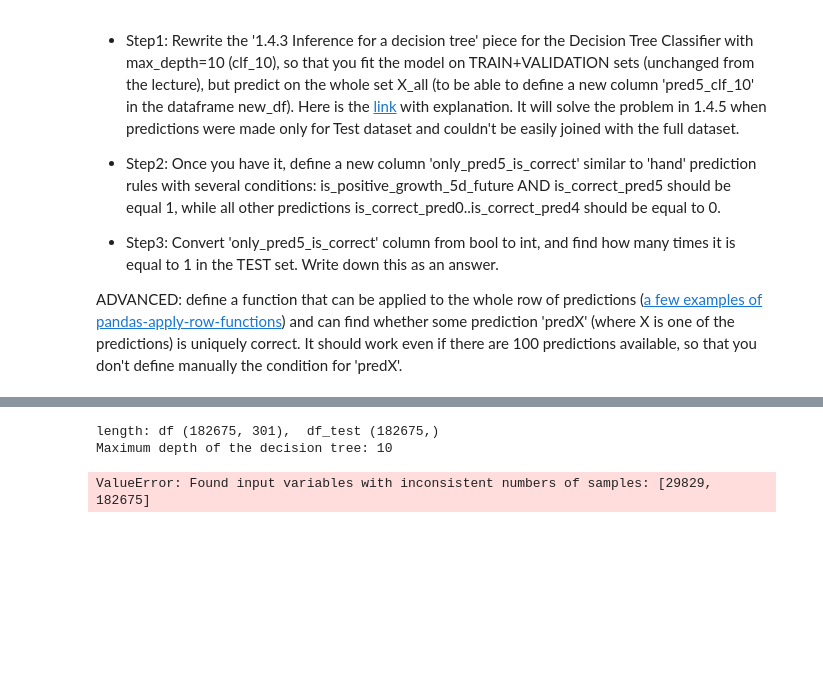
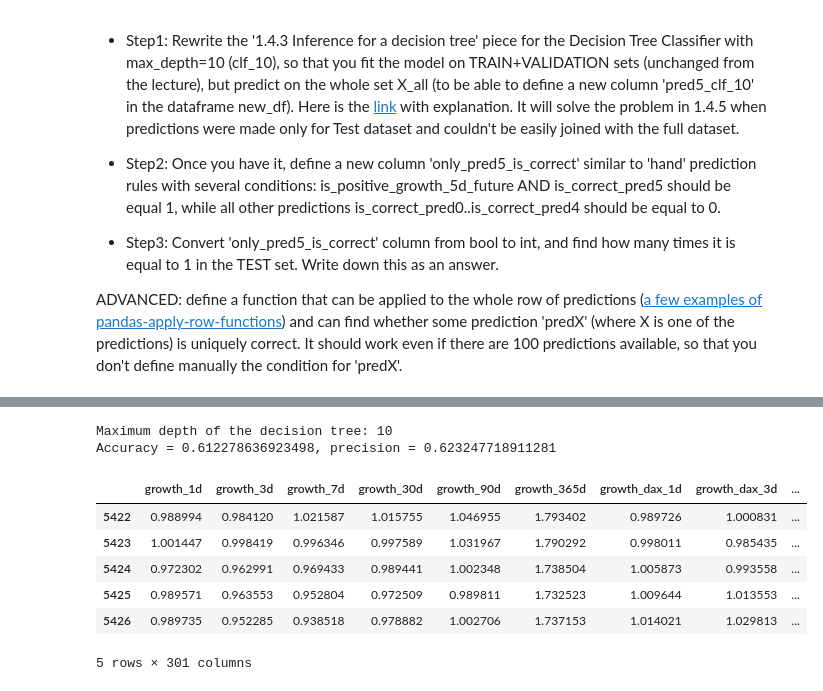
Before and after one commit to clamytoe/stock_market_analytics, a Jupyter notebook: homework/homework_3.ipynb, the cells around one changed output, grey strips where cells are left out. Cells and saved outputs as stored; diff of their text form; code cells hidden in the pictures; blank space fills up the shorter version.

```diff
--- a/homework/homework_3.ipynb
+++ b/homework/homework_3.ipynb
@@ -558,7 +524,10 @@ del X_test_imputed[to_predict]
 # max_depth is hyperParameter
 def fit_decision_tree(X, y, max_depth=10):
     # Initialize the Decision Tree Classifier
-    clf = DecisionTreeClassifier(max_depth=max_depth)
+    clf = DecisionTreeClassifier(
+        max_depth=max_depth,
+        random_state=42,
+    )
 
     # Fit the classifier to the training data
     clf.fit(X, y)
@@ -578,8 +536,7 @@ Wall time: 29.1 s
 # %%
 %%time
 clf_10, train_columns = fit_decision_tree(
-    X=X_train_imputed.drop(['Date','Ticker'],axis=1),
-    y=y_train,
-    max_depth=10,
+    X=X_all_imputed.drop(['Date','Ticker'],axis=1),
+    y=y_all,
 )
 # %% [output]
@@ -627,10 +566,17 @@ def predict_df(df, tree):
 # %%
-pred5_clf_10 = predict_df(new_df, clf_10)
+pred_10 = predict_decision_tree(clf_10, X_all_imputed.drop(['Date','Ticker'],axis=1), y_all)
 # %% [output]
-length: df (182675, 301),  df_test (182675,)
 Maximum depth of the decision tree: 10
+Accuracy = 0.612278636923498, precision = 0.623247718911281
-ValueError: Found input variables with inconsistent numbers of samples: [29829, 182675]
 # %%
-pred5_clf_10.tail()
+pred_10.tail()
+# %% [output]
+|  | growth_1d | growth_3d | growth_7d | growth_30d | growth_90d | growth_365d | growth_dax_1d | growth_dax_3d | ... |
+| 5422 | 0.988994 | 0.984120 | 1.021587 | 1.015755 | 1.046955 | 1.793402 | 0.989726 | 1.000831 | ... |
+| 5423 | 1.001447 | 0.998419 | 0.996346 | 0.997589 | 1.031967 | 1.790292 | 0.998011 | 0.985435 | ... |
+| 5424 | 0.972302 | 0.962991 | 0.969433 | 0.989441 | 1.002348 | 1.738504 | 1.005873 | 0.993558 | ... |
+| 5425 | 0.989571 | 0.963553 | 0.952804 | 0.972509 | 0.989811 | 1.732523 | 1.009644 | 1.013553 | ... |
+| 5426 | 0.989735 | 0.952285 | 0.938518 | 0.978882 | 1.002706 | 1.737153 | 1.014021 | 1.029813 | ... |
+5 rows × 301 columns
 # %%
 # Predictions of a decision tree of depth "10"
```
Also changed, not shown: parts of 68 cells of this notebook.
